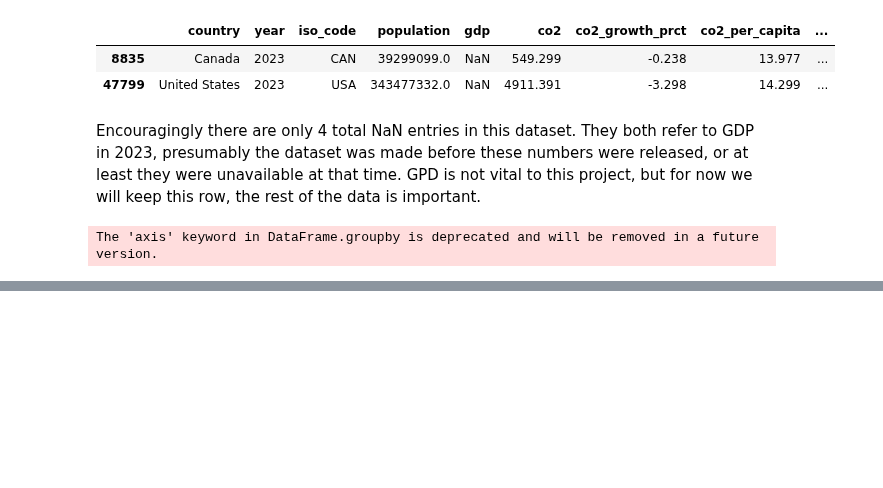
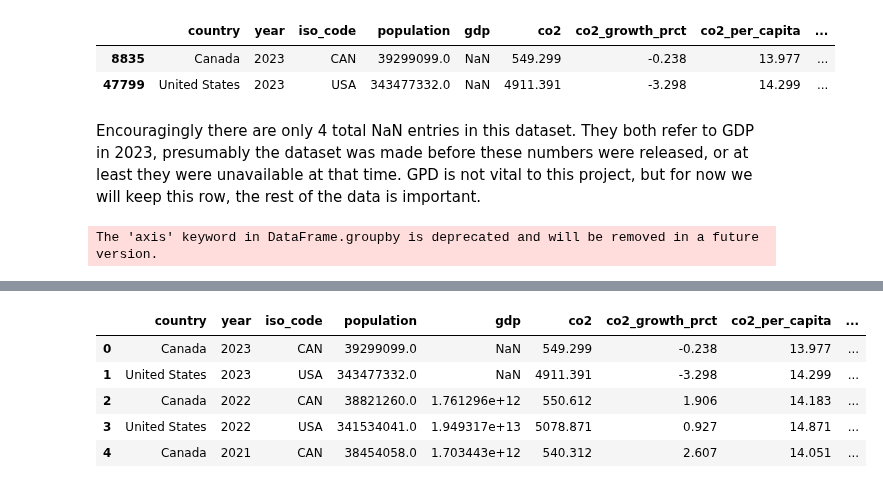
Before and after one commit to nickbartram/climate_agriculture_impact, a Jupyter notebook: owid_data.ipynb, the cells around one changed output, grey strips where cells are left out. Saved outputs shown, nothing was run; the diff lists cells and outputs as text; code cells hidden in the pictures; blank space fills up the shorter version.

```diff
--- a/owid_data.ipynb
+++ b/owid_data.ipynb
@@ -252,0 +263,15 @@ fig.show()
+# %%
+# Sort this df
+post_1908_reduced_df = post_1908_reduced_df.sort_values(
+    by= ['year', 'country'],
+    ascending=[False, True]
+).reset_index(drop=True)
+
+post_1908_reduced_df.head()
+# %% [output]
+|  | country | year | iso_code | population | gdp | co2 | co2_growth_prct | co2_per_capita | ... |
+| 0 | Canada | 2023 | CAN | 39299099.0 | NaN | 549.299 | -0.238 | 13.977 | ... |
+| 1 | United States | 2023 | USA | 343477332.0 | NaN | 4911.391 | -3.298 | 14.299 | ... |
+| 2 | Canada | 2022 | CAN | 38821260.0 | 1.761296e+12 | 550.612 | 1.906 | 14.183 | ... |
+| 3 | United States | 2022 | USA | 341534041.0 | 1.949317e+13 | 5078.871 | 0.927 | 14.871 | ... |
+| 4 | Canada | 2021 | CAN | 38454058.0 | 1.703443e+12 | 540.312 | 2.607 | 14.051 | ... |
```
Also changed, not shown: parts of 3 cells of this notebook, 3 other files.
